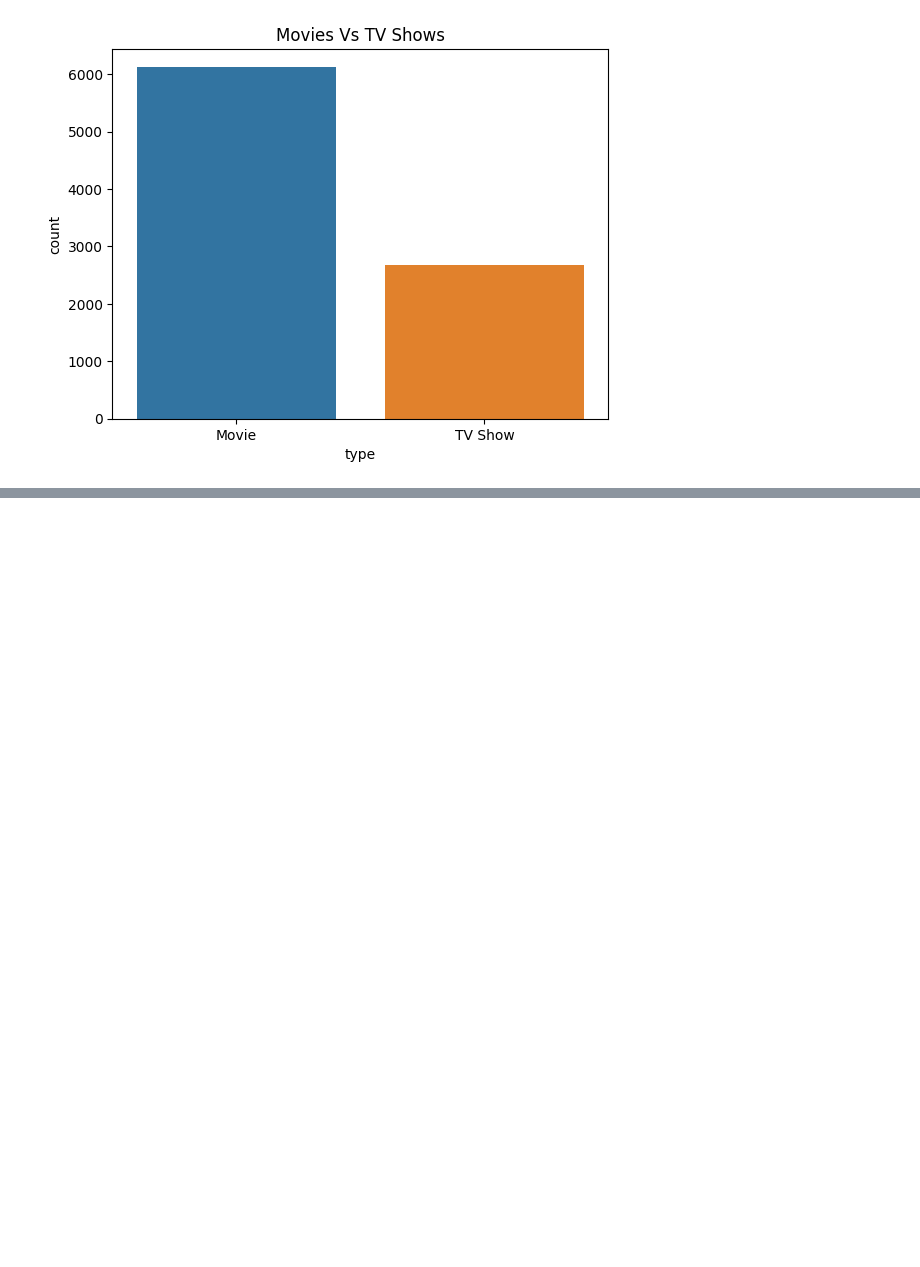
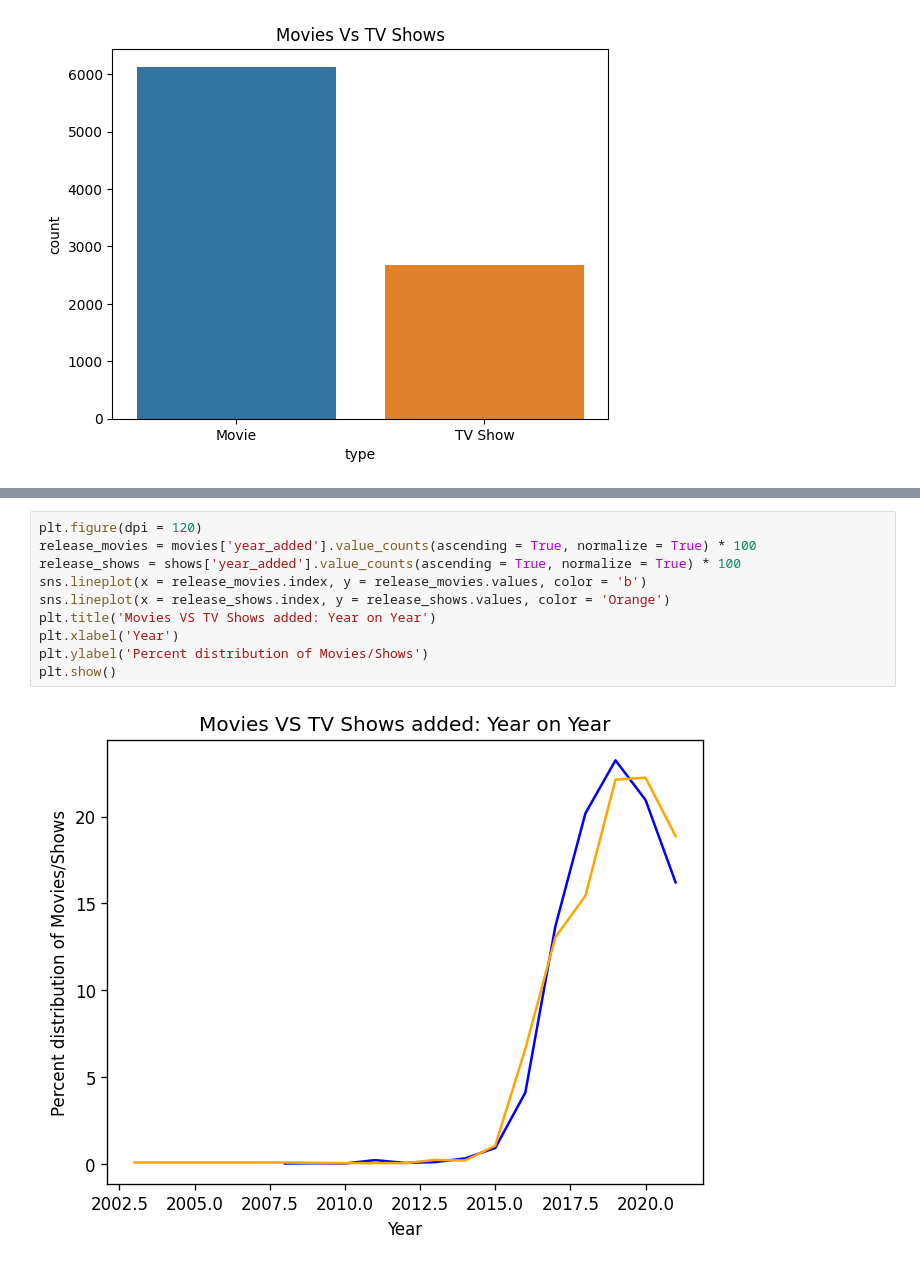
Before and after one commit to shahzarhusain/netflix_data_analysis, a Jupyter notebook: Netflix_analysis.ipynb, the cells around one changed output, grey strips where cells are left out. Drawn from its saved outputs; the diff is of its cells as text; blank space fills up the shorter version.

```diff
--- a/Netflix_analysis.ipynb
+++ b/Netflix_analysis.ipynb
@@ -360,0 +290,12 @@ plt.show()
+# %%
+plt.figure(dpi = 120)
+release_movies = movies['year_added'].value_counts(ascending = True, normalize = True) * 100
+release_shows = shows['year_added'].value_counts(ascending = True, normalize = True) * 100
+sns.lineplot(x = release_movies.index, y = release_movies.values, color = 'b')
+sns.lineplot(x = release_shows.index, y = release_shows.values, color = 'Orange')
+plt.title('Movies VS TV Shows added: Year on Year')
+plt.xlabel('Year')
+plt.ylabel('Percent distribution of Movies/Shows')
+plt.show()
+# %% [output]
+[figure, added]
```
Also changed, not shown: parts of 71 cells of this notebook.
